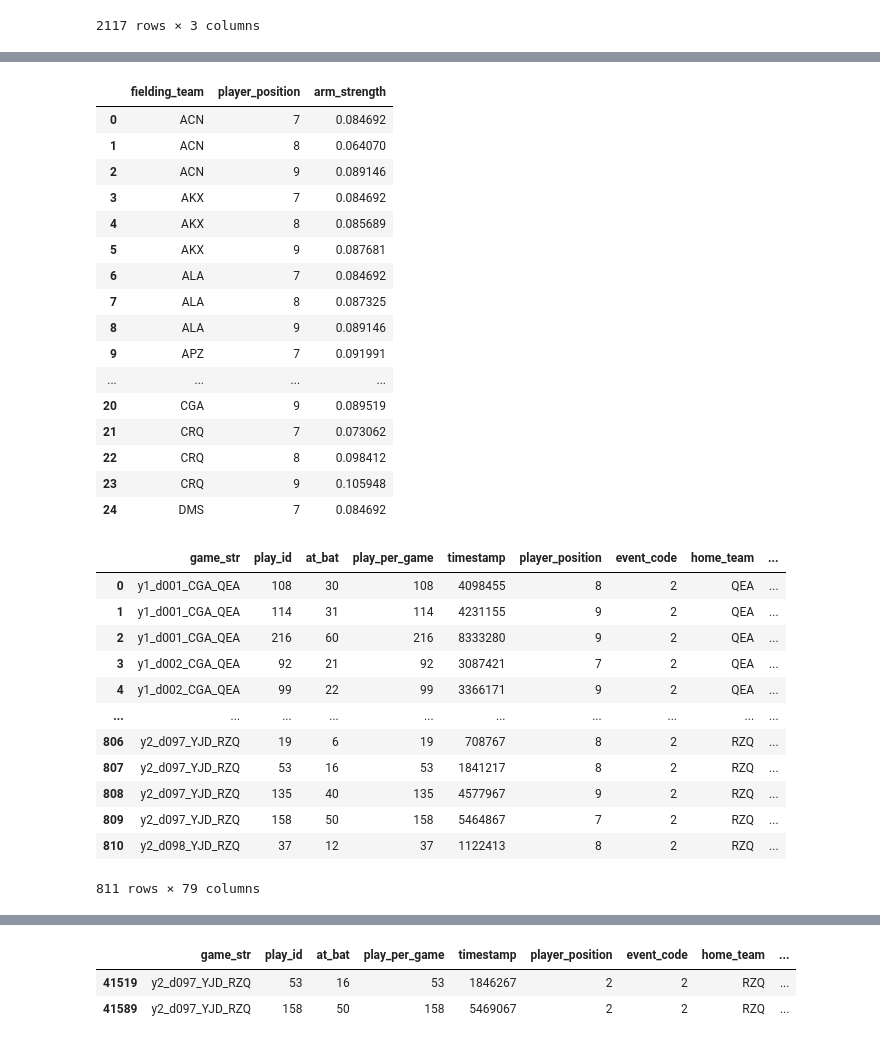
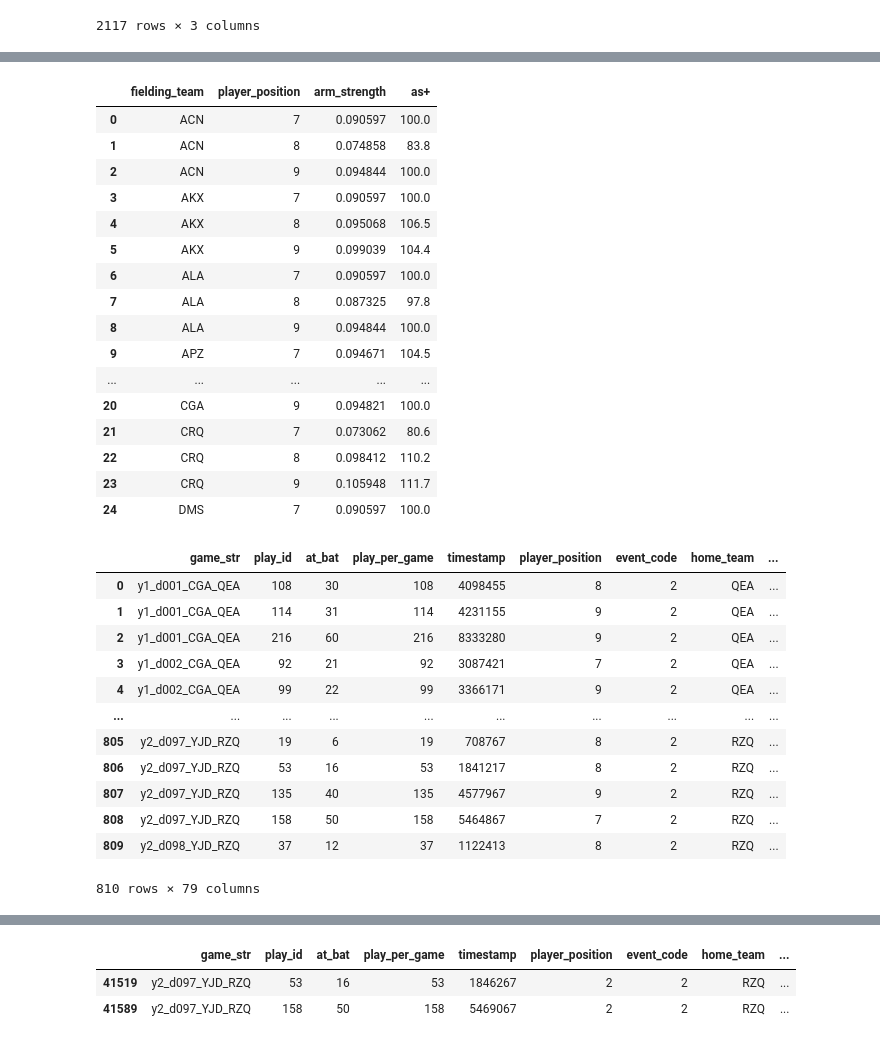
Before and after one commit to alexfrederick1/The-Man-in-the-Middle, a Jupyter notebook: extra-base-model_witharmstrength.ipynb, the cells around one changed output, grey strips where cells are left out. Cells and saved outputs as stored; diff of their text form; code cells hidden in the pictures.

```diff
--- a/extra-base-model_witharmstrength.ipynb
+++ b/extra-base-model_witharmstrength.ipynb
@@ -222,7 +222,7 @@ def detect_attempts(df):
     home_y_thresh = 35
 
     third_x_thresh = -35
-    third_y_thresh = 98
+    third_y_thresh = 90
 
     attempts = []
 
@@ -576,5 +576,3 @@ ball_acquired_df
 ball_with_arm_strength = ball_acquired_df.merge(arm_strength, on = ['game_str', 'play_id'], how = 'inner')
 
 ball_with_arm_strength
-
-ball_with_arm_strength['as+'] = 100 * (ball_with_arm_strength['arm_strength'] / arm_strength_mean)
@@ -592,56 +604,61 @@ def add_fielding_team(row):
     return row
 
 temp = ball_with_arm_strength.apply(add_fielding_team, axis=1)
 
-individual_arm_strength = temp.groupby(['fielding_team', 'player_position'])[['arm_strength']].mean().reset_index()
+individual_arm_strength = temp.groupby(['fielding_team', 'player_position'])[['arm_strength']].quantile(0.9).reset_index()
 
 league_averages = (
     individual_arm_strength[individual_arm_strength['player_position'].isin([7, 8, 9])]
     .groupby('player_position')['arm_strength']
     .mean()
     .to_dict()
 )
 
 teams = individual_arm_strength['fielding_team'].unique()
 positions = [7, 8, 9]
 full_index = pd.MultiIndex.from_product([teams, positions], names=['fielding_team', 'player_position'])
 
 individual_arm_strength = (
     individual_arm_strength
     .set_index(['fielding_team', 'player_position'])
     .reindex(full_index)
     .reset_index()
 )
 
 individual_arm_strength['arm_strength'] = individual_arm_strength.apply(
     lambda row: league_averages.get(row['player_position']) if pd.isna(row['arm_strength']) else row['arm_strength'],
     axis=1
 )
 
+individual_arm_strength['as+'] = individual_arm_strength.apply(
+    lambda row: 100 * (row['arm_strength'] / league_averages[row['player_position']]),
+    axis=1
+).round(1)
+
 individual_arm_strength.head(25)
 # %% [output]
-|  | fielding_team | player_position | arm_strength |
-| 0 | ACN | 7 | 0.084692 |
-| 1 | ACN | 8 | 0.064070 |
-| 2 | ACN | 9 | 0.089146 |
-| 3 | AKX | 7 | 0.084692 |
-| 4 | AKX | 8 | 0.085689 |
-| 5 | AKX | 9 | 0.087681 |
-| 6 | ALA | 7 | 0.084692 |
-| 7 | ALA | 8 | 0.087325 |
-| 8 | ALA | 9 | 0.089146 |
-| 9 | APZ | 7 | 0.091991 |
-| ... | ... | ... | ... |
-| 20 | CGA | 9 | 0.089519 |
-| 21 | CRQ | 7 | 0.073062 |
-| 22 | CRQ | 8 | 0.098412 |
-| 23 | CRQ | 9 | 0.105948 |
-| 24 | DMS | 7 | 0.084692 |
+|  | fielding_team | player_position | arm_strength | as+ |
+| 0 | ACN | 7 | 0.090597 | 100.0 |
+| 1 | ACN | 8 | 0.074858 | 83.8 |
+| 2 | ACN | 9 | 0.094844 | 100.0 |
+| 3 | AKX | 7 | 0.090597 | 100.0 |
+| 4 | AKX | 8 | 0.095068 | 106.5 |
+| 5 | AKX | 9 | 0.099039 | 104.4 |
+| 6 | ALA | 7 | 0.090597 | 100.0 |
+| 7 | ALA | 8 | 0.087325 | 97.8 |
+| 8 | ALA | 9 | 0.094844 | 100.0 |
+| 9 | APZ | 7 | 0.094671 | 104.5 |
+| ... | ... | ... | ... | ... |
+| 20 | CGA | 9 | 0.094821 | 100.0 |
+| 21 | CRQ | 7 | 0.073062 | 80.6 |
+| 22 | CRQ | 8 | 0.098412 | 110.2 |
+| 23 | CRQ | 9 | 0.105948 | 111.7 |
+| 24 | DMS | 7 | 0.090597 | 100.0 |
 # %%
 #merge back data into larger df
 
 ball_arms = temp.merge(individual_arm_strength, on = ['fielding_team', 'player_position'], how = 'inner')
-ball_arms = ball_arms.drop(columns = ['arm_strength_x', 'as+']).rename(columns = {'arm_strength_y': 'hist_as'})
+ball_arms = ball_arms.drop(columns = ['arm_strength_x', 'arm_strength_y'])
 ball_arms
 # %% [output]
 |  | game_str | play_id | at_bat | play_per_game | timestamp | player_position | event_code | home_team | ... |
@@ -651,12 +668,12 @@ ball_arms
 | 3 | y1_d002_CGA_QEA | 92 | 21 | 92 | 3087421 | 7 | 2 | QEA | ... |
 | 4 | y1_d002_CGA_QEA | 99 | 22 | 99 | 3366171 | 9 | 2 | QEA | ... |
 | ... | ... | ... | ... | ... | ... | ... | ... | ... | ... |
-| 806 | y2_d097_YJD_RZQ | 19 | 6 | 19 | 708767 | 8 | 2 | RZQ | ... |
-| 807 | y2_d097_YJD_RZQ | 53 | 16 | 53 | 1841217 | 8 | 2 | RZQ | ... |
-| 808 | y2_d097_YJD_RZQ | 135 | 40 | 135 | 4577967 | 9 | 2 | RZQ | ... |
-| 809 | y2_d097_YJD_RZQ | 158 | 50 | 158 | 5464867 | 7 | 2 | RZQ | ... |
-| 810 | y2_d098_YJD_RZQ | 37 | 12 | 37 | 1122413 | 8 | 2 | RZQ | ... |
+| 805 | y2_d097_YJD_RZQ | 19 | 6 | 19 | 708767 | 8 | 2 | RZQ | ... |
+| 806 | y2_d097_YJD_RZQ | 53 | 16 | 53 | 1841217 | 8 | 2 | RZQ | ... |
+| 807 | y2_d097_YJD_RZQ | 135 | 40 | 135 | 4577967 | 9 | 2 | RZQ | ... |
+| 808 | y2_d097_YJD_RZQ | 158 | 50 | 158 | 5464867 | 7 | 2 | RZQ | ... |
+| 809 | y2_d098_YJD_RZQ | 37 | 12 | 37 | 1122413 | 8 | 2 | RZQ | ... |
-811 rows × 79 columns
+810 rows × 79 columns
 # %%
 # Melt ball_acquired_df to long format for runner attempts and safe status
 id_vars = [
```
Also changed, not shown: parts of 14 cells of this notebook.
